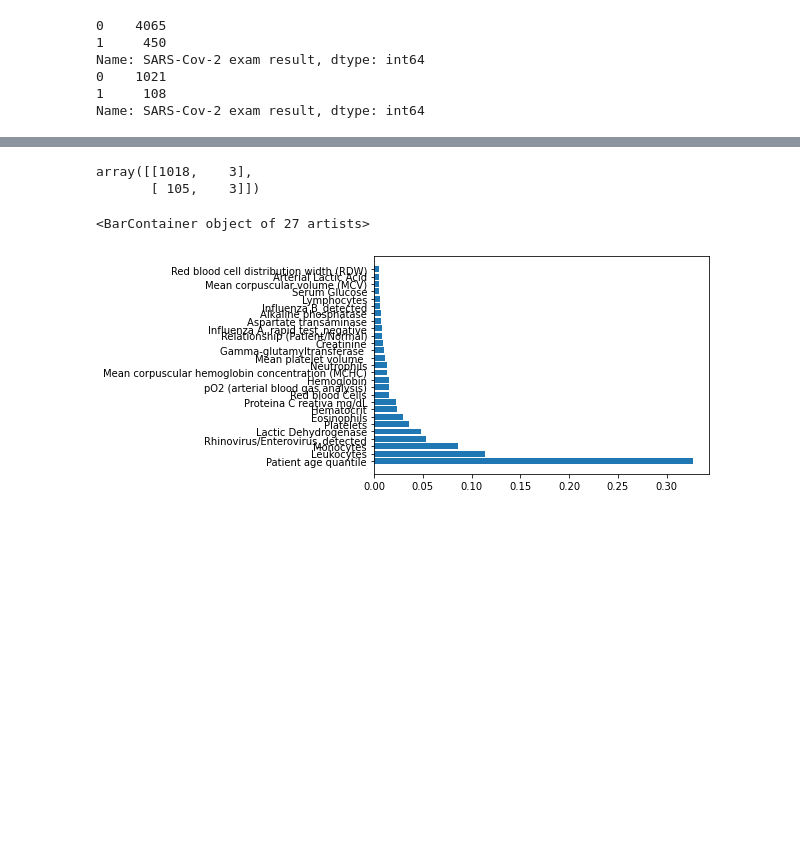
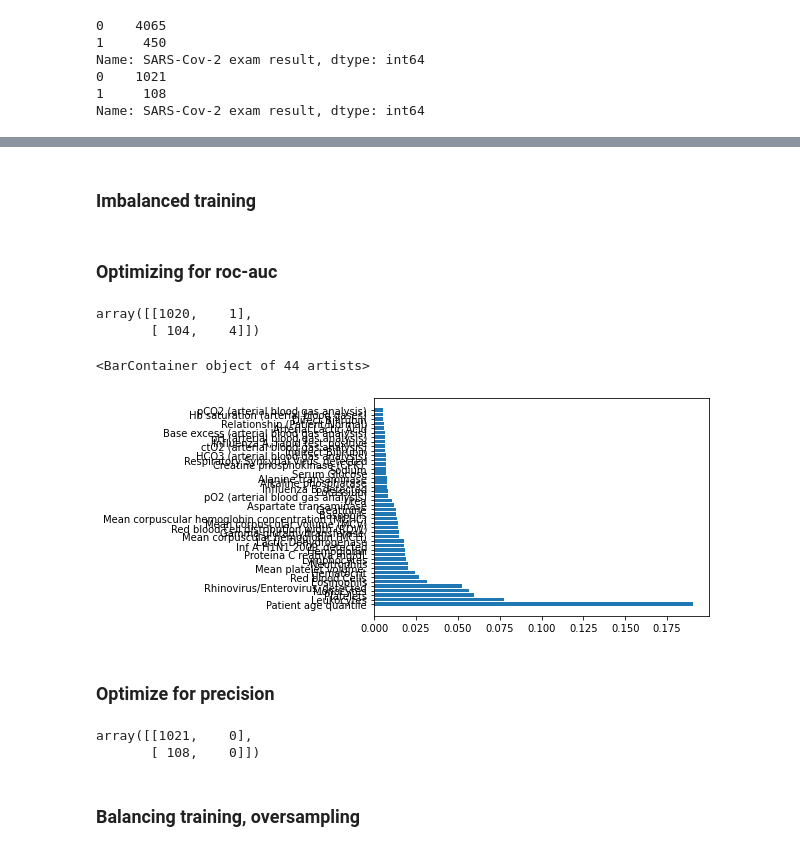
Before and after one commit to Anukool97/covid-19, a Jupyter notebook: COVID 19 - Albert Einstein dataset.ipynb, the cells around one changed output, grey strips where cells are left out. Drawn from its saved outputs; the diff is of its cells as text; code cells hidden in the pictures; blank space fills up the shorter version.

```diff
--- a/COVID 19 - Albert Einstein dataset.ipynb
+++ b/COVID 19 - Albert Einstein dataset.ipynb
@@ -164,9 +158,9 @@ def _extract_feature_importance(model, features):
         )
     ]
 
-def run(X_train, y_train, X_test, y_test):
+def run_cv(X_train, y_train, X_test, y_test, which_model=RandomForestClassifier(random_state=42), optimize_for="roc_auc"):
 
-    SEARCH_ITERATIONS = 200
+#     SEARCH_ITERATIONS = 200
     K_FOLD_ITERATIONS = 5
 
     params_to_tune = {
@@ -178,11 +172,11 @@ def run(X_train, y_train, X_test, y_test):
       "n_estimators": [10, 50, 100, 150, 200]}
 
     search = GridSearchCV(
-        RandomForestClassifier(),
+        which_model,
         params_to_tune,
-        #n_iter=SEARCH_ITERATIONS,
+#         n_iter=SEARCH_ITERATIONS,
         scoring=["precision", "recall", "roc_auc"],
-        refit="roc_auc",
+        refit=optimize_for,
         cv=StratifiedKFold(
             n_splits=K_FOLD_ITERATIONS,
             shuffle=True),
@@ -209,7 +203,35 @@ def run(X_train, y_train, X_test, y_test):
     cm = confusion_matrix(y_test, predictions)
 
     feature_importance = _extract_feature_importance(model, X_train.columns.values)
-    return search, model, cv_results, cm, feature_importance
+    return search, model, cv_results, test_results, cm, feature_importance
+
+
+def run_single(X_train, y_train, X_test, y_test, model=RandomForestClassifier(random_state=42)):
+
+    model.fit(X_train, y_train)
+
+    # let us just print the performance on the train set
+    predictions = model.predict(X_train)
+    train_results = {
+        "prec": precision_score(y_train, predictions),
+        "rec": recall_score(y_train, predictions),
+        "roc": roc_auc_score(y_train, predictions),
+    }
+    print(train_results)
+    print(confusion_matrix(y_train, predictions))
+
+    predictions = model.predict(X_test)
+
+    test_results = {
+        "prec": precision_score(y_test, predictions),
+        "rec": recall_score(y_test, predictions),
+        "roc": roc_auc_score(y_test, predictions),
+    }
+
+    cm = confusion_matrix(y_test, predictions)
+
+    feature_importance = _extract_feature_importance(model, X_train.columns.values)
+    return model, cm, test_results, feature_importance
 # %% [markdown]
 ### All the features
 # %%
@@ -238,13 +252,22 @@ cv_results
-# %%
-cm
-# %% [output]
-array([[1018,    3],
-       [ 105,    3]])
+# %% [markdown]
+### Imbalanced training
+# %% [markdown]
+### Optimizing for roc-auc
+# %%
+_, _, t1_cv_results, t1_test_results, t1_cm, t1_feature_importance = run_cv(X_train, y_train, X_test, y_test,
+                                                                        RandomForestClassifier(random_state=42))
+# %%
+t1_cm
+# %% [output]
+array([[1020,    1],
+       [ 104,    4]])
 # %%
-pd_fi = pd.DataFrame(feature_importance, columns=["feature", "importance"])
+pd_fi = pd.DataFrame(t1_feature_importance, columns=["feature", "importance"])
 pd_fi = pd_fi[(pd_fi.importance > 0.005)]
 
 plt.barh(pd_fi["feature"], pd_fi["importance"])
 # %% [output]
-<BarContainer object of 27 artists>
+<BarContainer object of 44 artists>
-[figure, old version]
+[figure, new version]
+# %% [markdown]
+### Optimize for precision
@@ -250,0 +278,7 @@ plt.barh(pd_fi["feature"], pd_fi["importance"])
+# %%
+t2_cm
+# %% [output]
+array([[1021,    0],
+       [ 108,    0]])
+# %% [markdown]
+### Balancing training, oversampling
```
Also changed, not shown: parts of 20 cells of this notebook.
